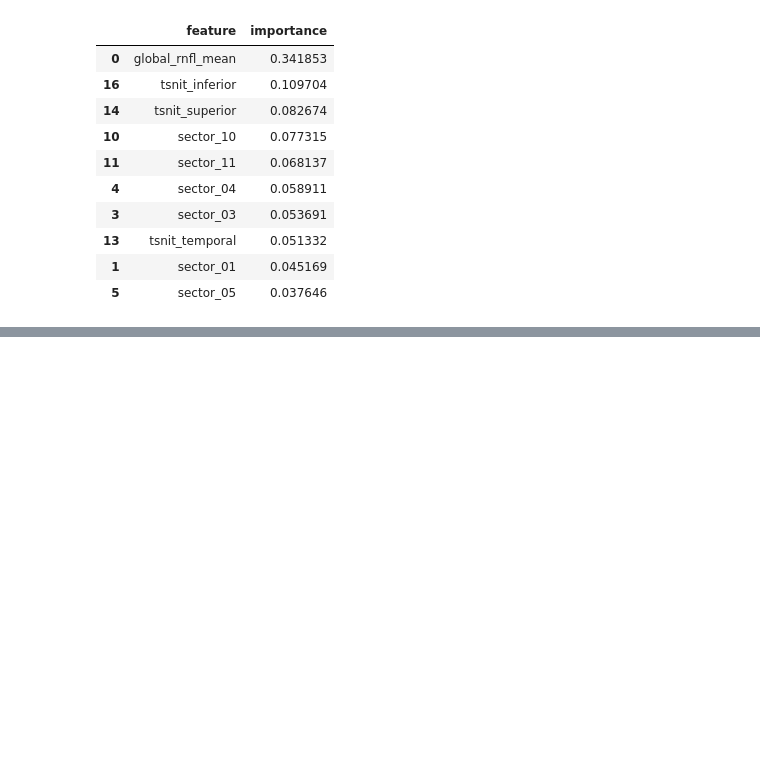
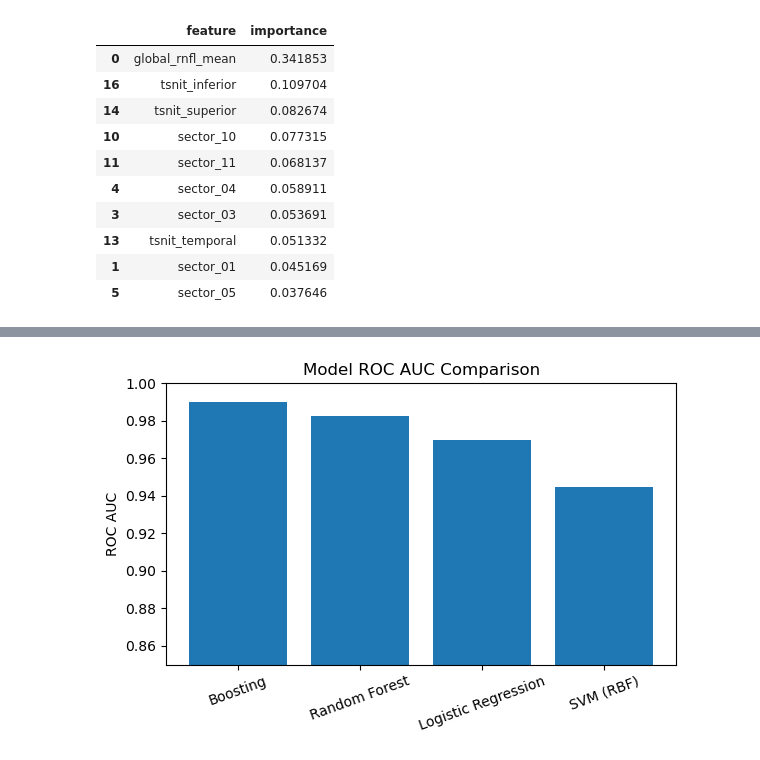
Before and after one commit to itsahmedaj/Glaucoma-detection-oct-myopia, a Jupyter notebook: notebooks/glaucoma-detection-oct-myopia.ipynb, the cells around one changed output, grey strips where cells are left out. Saved outputs shown, nothing was run; the diff lists cells and outputs as text; code cells hidden in the pictures; blank space fills up the shorter version.

```diff
--- a/notebooks/glaucoma-detection-oct-myopia.ipynb
+++ b/notebooks/glaucoma-detection-oct-myopia.ipynb
@@ -19,0 +16,3 @@ Shape: (160, 23)
+# %%
+# Load dataset
+df = pd.read_csv("../data/raw/OCT_cleaned.csv")
@@ -694,0 +639,13 @@ plt.show()
+# %%
+plt.figure(figsize=(6,4))
+plt.bar(comparison_df["Model"], comparison_df["ROC_AUC"])
+plt.ylabel("ROC AUC")
+plt.ylim(0.85, 1.0)
+plt.title("Model ROC AUC Comparison")
+plt.xticks(rotation=20)
+plt.tight_layout()
+
+plt.savefig("../figures/roc_auc_comparison.png", dpi=300)
+plt.show()
+# %% [output]
+[figure, added]
```
Also changed, not shown: parts of 32 cells of this notebook.
